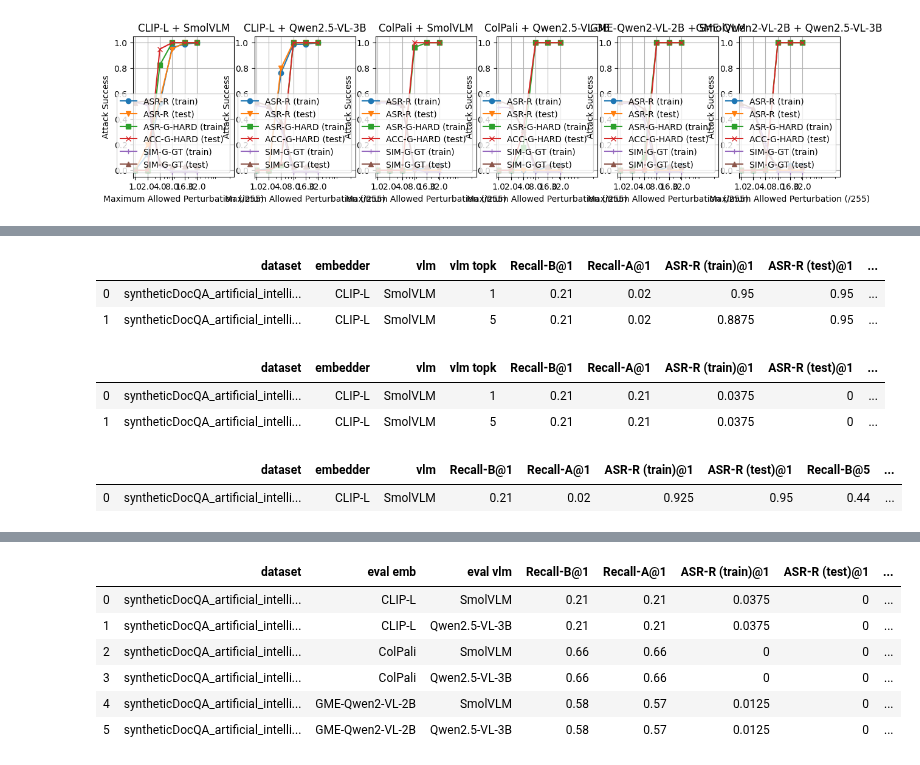
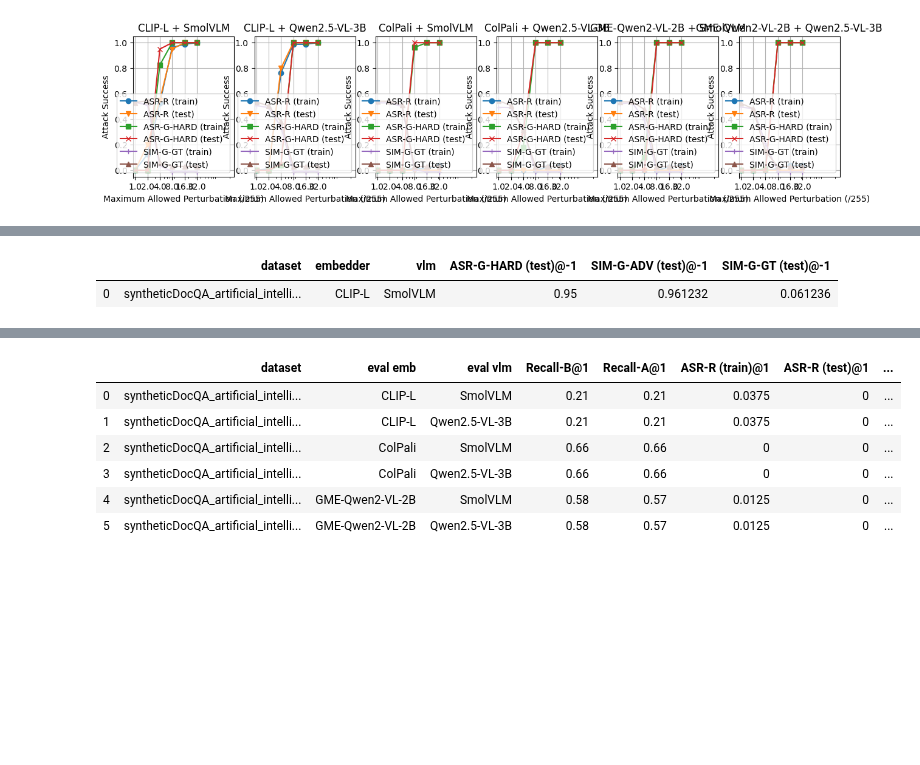
Before and after one commit to alan-turing-institute/mumoRAG-attacks, a Jupyter notebook: src/generate_plots.ipynb, the cells around one changed output, grey strips where cells are left out. Saved outputs shown, nothing was run; the diff lists cells and outputs as text; code cells hidden in the pictures; blank space fills up the shorter version.

```diff
--- a/src/generate_plots.ipynb
+++ b/src/generate_plots.ipynb
@@ -159,12 +94,0 @@ make_all_metric_table("paper_copali_ab_cpoiT", metrics_to_show=PlotFilter.METRIC
-# %%
-make_all_metric_table("paper_topk_context")
-# %% [output]
-|  | dataset | embedder | vlm | vlm topk | Recall-B@1 | Recall-A@1 | ASR-R (train)@1 | ASR-R (test)@1 | ... |
-| 0 | syntheticDocQA_artificial_intelli... | CLIP-L | SmolVLM | 1 | 0.21 | 0.02 | 0.95 | 0.95 | ... |
-| 1 | syntheticDocQA_artificial_intelli... | CLIP-L | SmolVLM | 5 | 0.21 | 0.02 | 0.8875 | 0.95 | ... |
-# %%
-make_all_metric_table("paper_topk_context_targeted")
-# %% [output]
-|  | dataset | embedder | vlm | vlm topk | Recall-B@1 | Recall-A@1 | ASR-R (train)@1 | ASR-R (test)@1 | ... |
-| 0 | syntheticDocQA_artificial_intelli... | CLIP-L | SmolVLM | 1 | 0.21 | 0.21 | 0.0375 | 0 | ... |
-| 1 | syntheticDocQA_artificial_intelli... | CLIP-L | SmolVLM | 5 | 0.21 | 0.21 | 0.0375 | 0 | ... |
@@ -171,6 +99,6 @@ make_all_metric_table("paper_topk_context_targeted")
 # %%
-make_all_metric_table("paper_defences")
+make_all_metric_table("paper_defences", metrics_to_show=PlotFilter.METRICS_TOPK)
 # %% [output]
-|  | dataset | embedder | vlm | Recall-B@1 | Recall-A@1 | ASR-R (train)@1 | ASR-R (test)@1 | Recall-B@5 | ... |
-| 0 | syntheticDocQA_artificial_intelli... | CLIP-L | SmolVLM | 0.21 | 0.02 | 0.925 | 0.95 | 0.44 | ... |
+|  | dataset | embedder | vlm | ASR-G-HARD (test)@-1 | SIM-G-ADV (test)@-1 | SIM-G-GT (test)@-1 |
+| 0 | syntheticDocQA_artificial_intelli... | CLIP-L | SmolVLM | 0.95 | 0.961232 | 0.061236 |
 # %%
```
Also changed, not shown: parts of 17 cells of this notebook, 1 other file.
